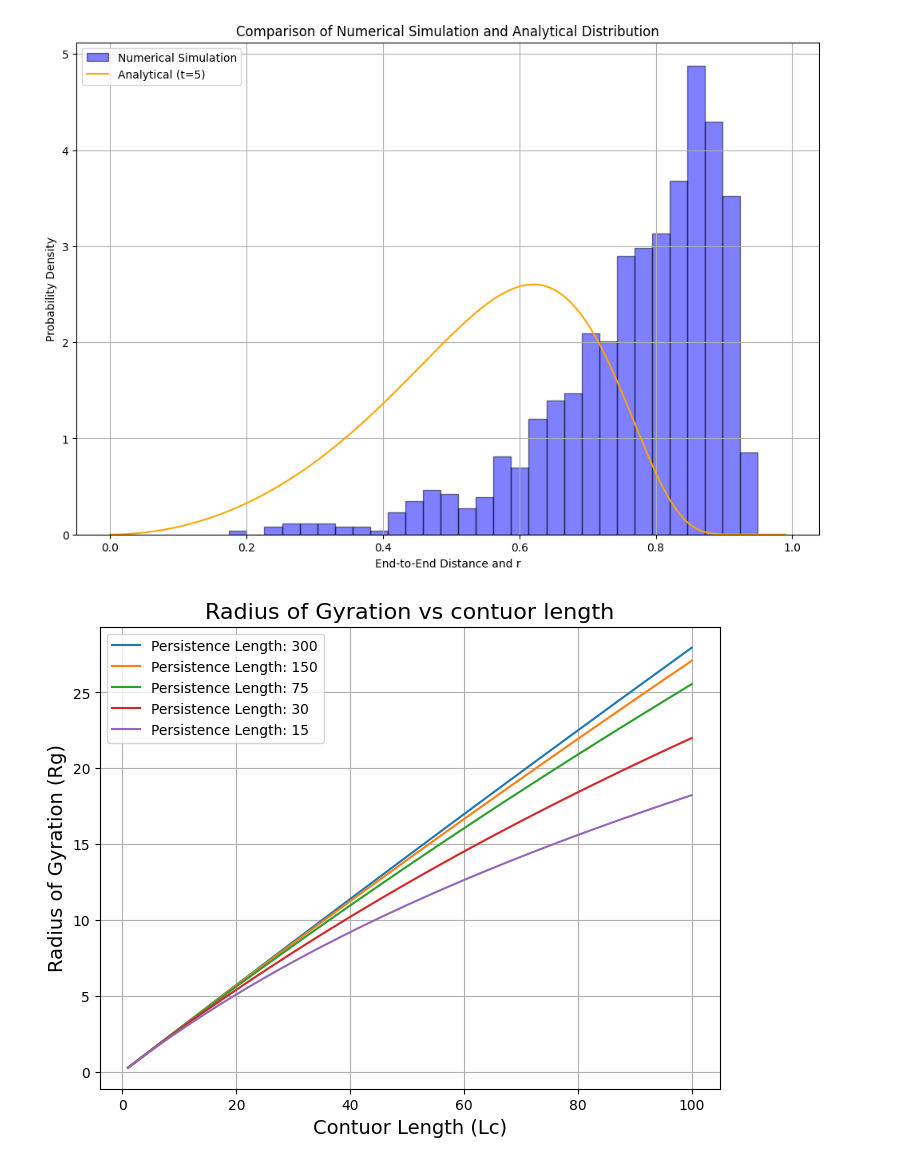
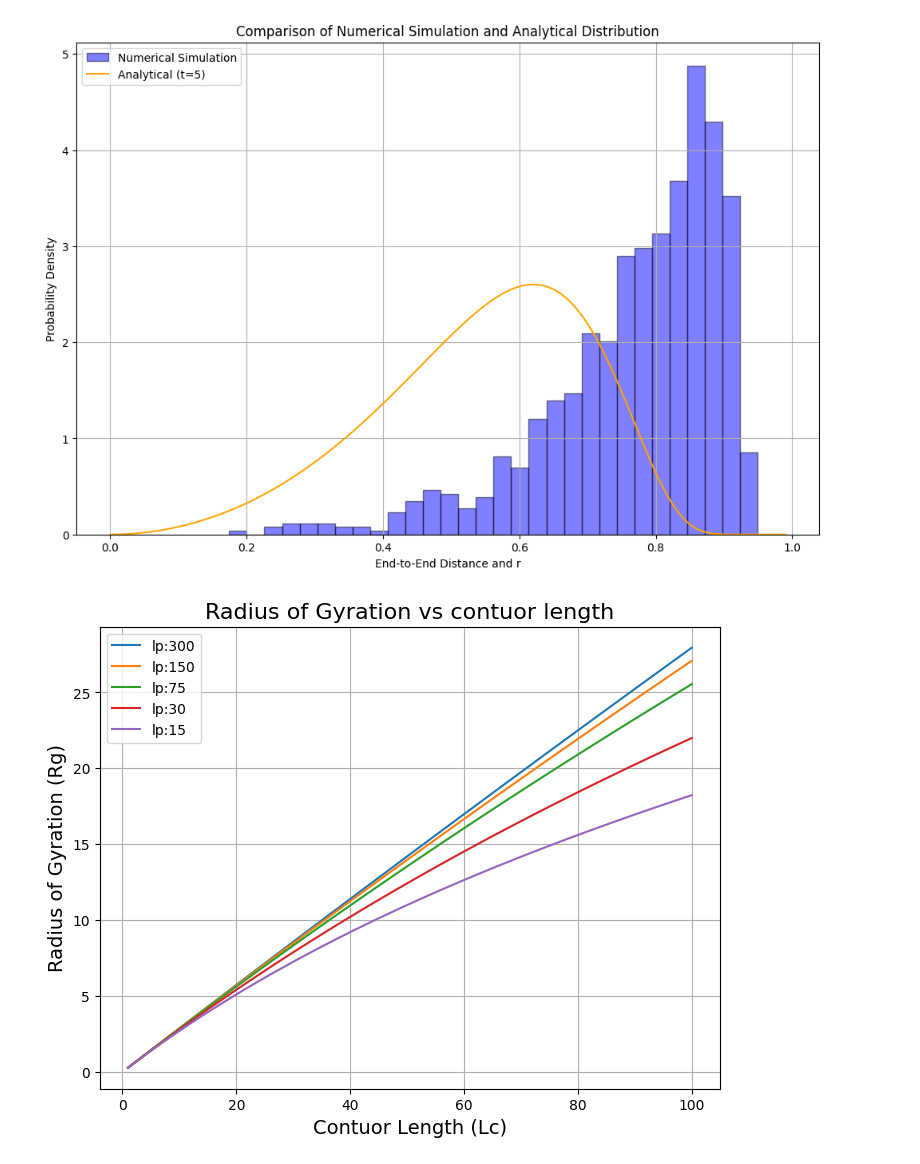
Before and after one commit to B-hub-hue/Python.exam_polymer, a Jupyter notebook: Python_exam_py.ipynb, the cells around one changed output. Saved outputs shown, nothing was run; the diff lists cells and outputs as text; code cells hidden in the pictures.

Commit message:
only doing some simplifications for changing the name L_values to Lc and persistence lengths to lp

```diff
--- a/Python_exam_py.ipynb
+++ b/Python_exam_py.ipynb
@@ -197,31 +197,31 @@ plt.show()
 # %%
 import numpy as np
 import matplotlib.pyplot as plt
 
 #defing the parameters
 N = 100 # Number of segments
 L = 1
 Lc = np.linspace(1, N, N) # contour lengths
 
 lp = [300, 150, 75, 30, 15] # persistence lengths
 
 def radius_of_gyration(N, Lc, lp):
    B= lp/Lc
 
    return np.sqrt((Lc * lp/3)*(1-3*B*(1-2*B+2*(B**2)-2*(B**2)*np.exp(-1/B))))
 
 # plotting the graph
 plt.figure(figsize=(8, 6))
 
-for persistence_lengths in lp :
-  Rg_values = [radius_of_gyration(N, L_values, persistence_lengths) for L_values in Lc ]
-  plt.plot(Lc, Rg_values, label=f'Persistence Length: {persistence_lengths}')
+for lp in lp :
+  Rg_values = [radius_of_gyration(N, Lc, lp) for Lc in Lc ]
+  plt.plot(Lc, Rg_values, label=f'lp:{lp}')
 
 plt.xlabel('Contuor Length (Lc)', fontsize=14)
 plt.ylabel('Radius of Gyration (Rg)', fontsize=14)
 plt.title('Radius of Gyration vs contuor length', fontsize=16)
 plt.legend()
 plt.grid(True)
 plt.show()
 # %% [output]
-[figure, old version]
+[figure, new version]
```
